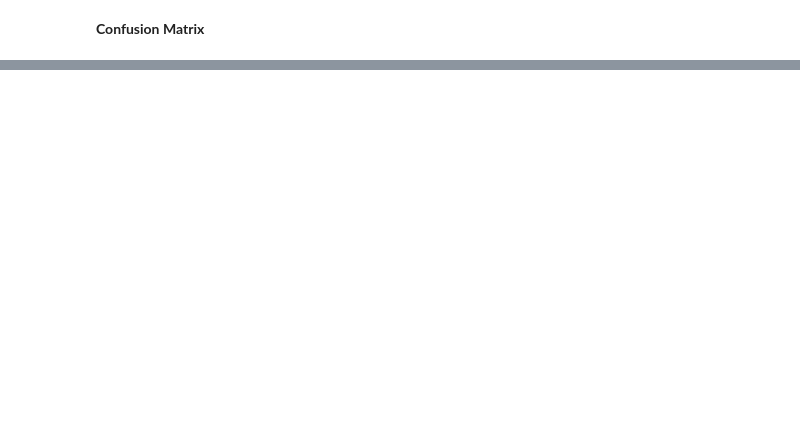
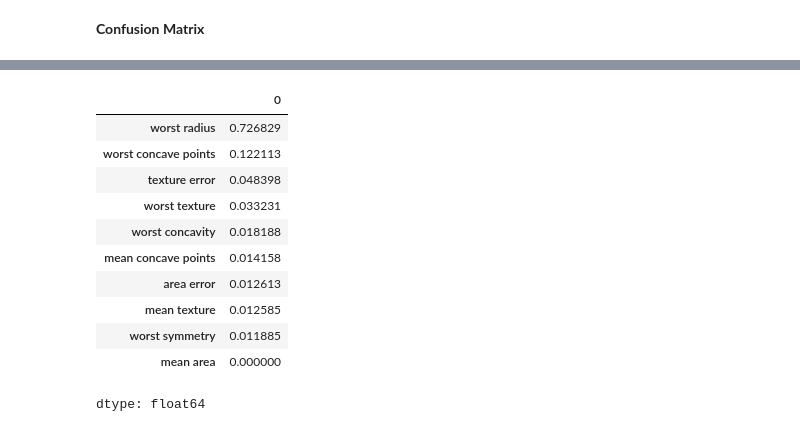
Before and after one commit to ZUYNOUZAMAKI/Decision-Tree-Implementation, a Jupyter notebook: Task1.ipynb, the cells around one changed output, grey strips where cells are left out. Cells and saved outputs as stored; diff of their text form; code cells hidden in the pictures; blank space fills up the shorter version.

```diff
--- a/Task1.ipynb
+++ b/Task1.ipynb
@@ -98,0 +115,20 @@ Feature_5: 0.9874
+# %%
+feature_importance = pd.Series(
+    dt_model.feature_importances_,
+    index=data.feature_names
+).sort_values(ascending=False)
+
+feature_importance.head(10)
+# %% [output]
+|  | 0 |
+| worst radius | 0.726829 |
+| worst concave points | 0.122113 |
+| texture error | 0.048398 |
+| worst texture | 0.033231 |
+| worst concavity | 0.018188 |
+| mean concave points | 0.014158 |
+| area error | 0.012613 |
+| mean texture | 0.012585 |
+| worst symmetry | 0.011885 |
+| mean area | 0.000000 |
+dtype: float64
```
Also changed, not shown: parts of 15 cells of this notebook.
